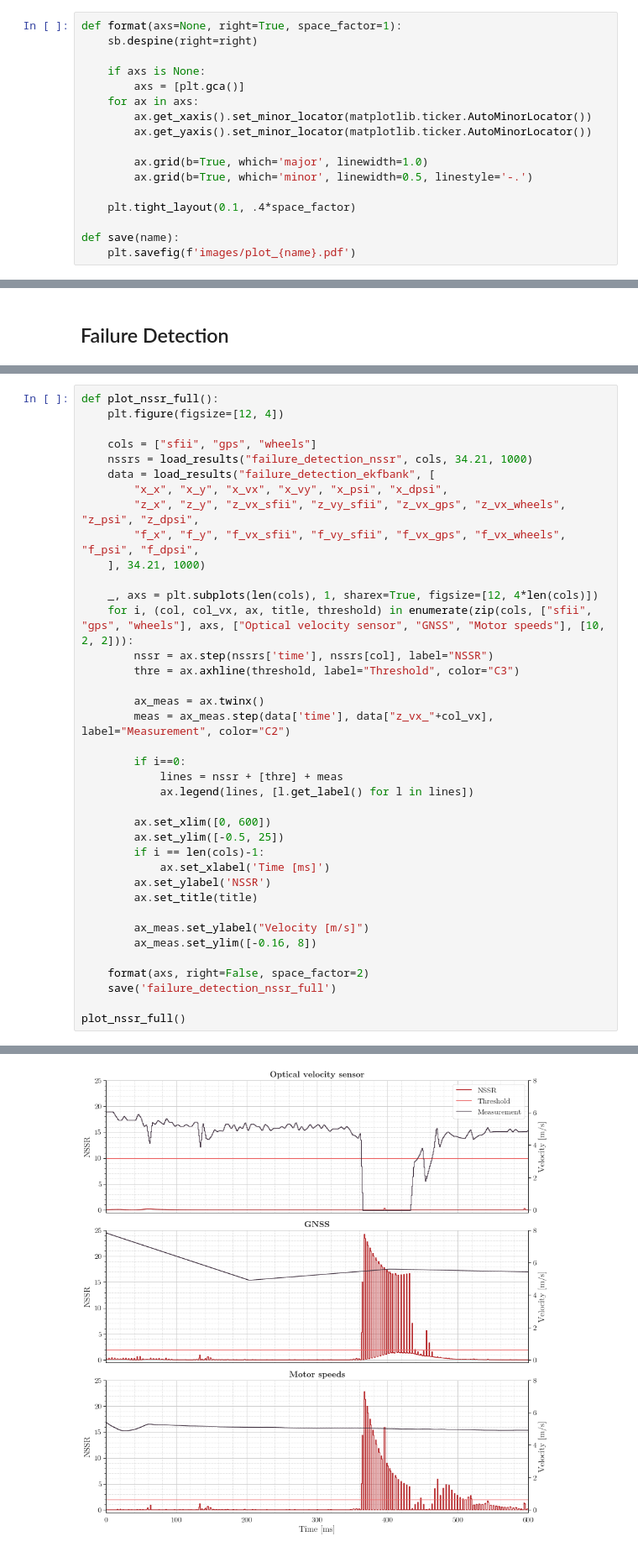
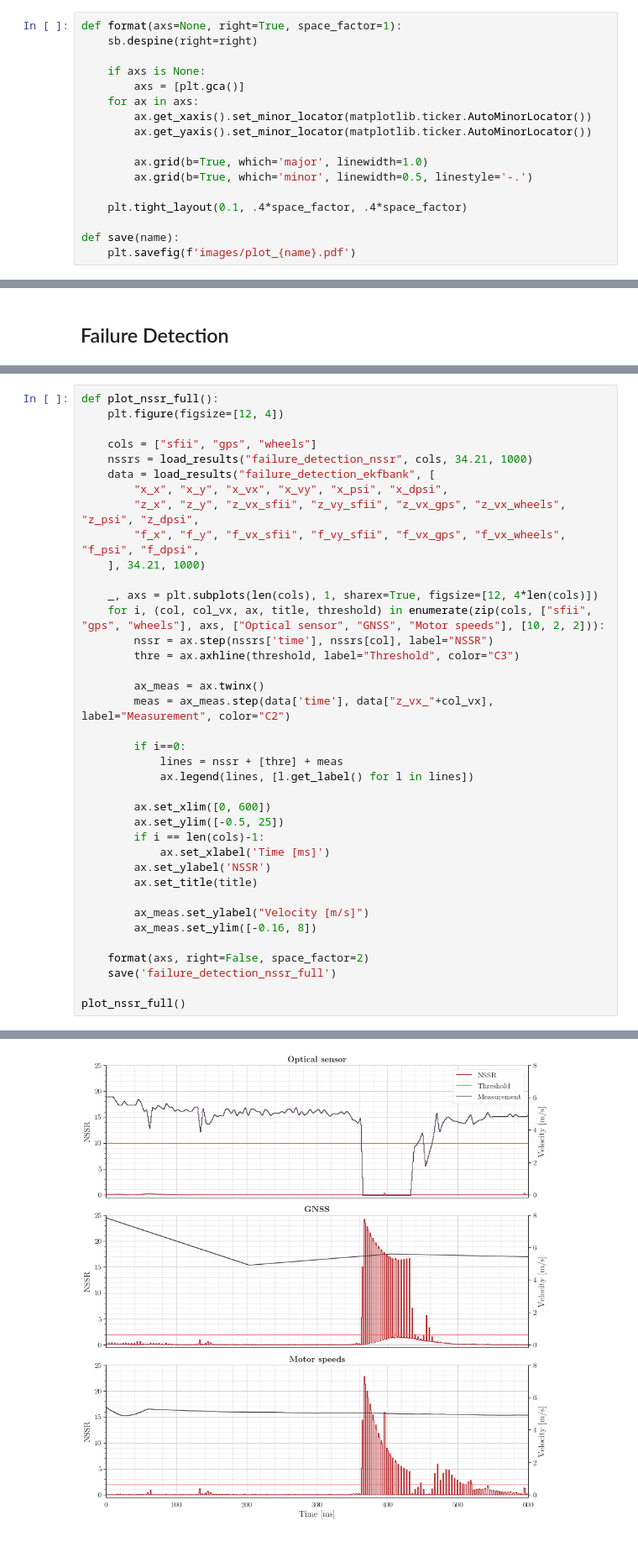
Before and after one commit to DominikStiller/dhbw-t3100, a Jupyter notebook: T3100.ipynb, the cells around one changed output, grey strips where cells are left out. Shown at 84% size. Saved outputs shown, nothing was run; the diff lists cells and outputs as text.

```diff
--- a/T3100.ipynb
+++ b/T3100.ipynb
@@ -47,7 +47,7 @@ def format(axs=None, right=True, space_factor=1):
         ax.grid(b=True, which='major', linewidth=1.0)
         ax.grid(b=True, which='minor', linewidth=0.5, linestyle='-.')
 
-    plt.tight_layout(0.1, .4*space_factor)
+    plt.tight_layout(0.1, .4*space_factor, .4*space_factor)
 
 def save(name):
     plt.savefig(f'images/plot_{name}.pdf')
@@ -363,33 +344,33 @@ def plot_nssr_full():
     ], 34.21, 1000)
 
     _, axs = plt.subplots(len(cols), 1, sharex=True, figsize=[12, 4*len(cols)])
-    for i, (col, col_vx, ax, title, threshold) in enumerate(zip(cols, ["sfii", "gps", "wheels"], axs, ["Optical velocity sensor", "GNSS", "Motor speeds"], [10, 2, 2])):
+    for i, (col, col_vx, ax, title, threshold) in enumerate(zip(cols, ["sfii", "gps", "wheels"], axs, ["Optical sensor", "GNSS", "Motor speeds"], [10, 2, 2])):
         nssr = ax.step(nssrs['time'], nssrs[col], label="NSSR")
         thre = ax.axhline(threshold, label="Threshold", color="C3")
 
         ax_meas = ax.twinx()
         meas = ax_meas.step(data['time'], data["z_vx_"+col_vx], label="Measurement", color="C2")
 
         if i==0:
             lines = nssr + [thre] + meas
             ax.legend(lines, [l.get_label() for l in lines])
 
         ax.set_xlim([0, 600])
         ax.set_ylim([-0.5, 25])
         if i == len(cols)-1:
             ax.set_xlabel('Time [ms]')
         ax.set_ylabel('NSSR')
         ax.set_title(title)
 
         ax_meas.set_ylabel("Velocity [m/s]")
         ax_meas.set_ylim([-0.16, 8])
 
     format(axs, right=False, space_factor=2)
     save('failure_detection_nssr_full')
 
 plot_nssr_full()
 # %% [output]
 'lmroman10-bold.otf' can not be subsetted into a Type 3 font. The entire font will be embedded in the output.
 'lmroman10-regular.otf' can not be subsetted into a Type 3 font. The entire font will be embedded in the output.
 <Figure size 864x288 with 0 Axes>
-[figure, old version]
+[figure, new version]
```
Also changed, not shown: parts of 6 cells of this notebook, 25 other files.
